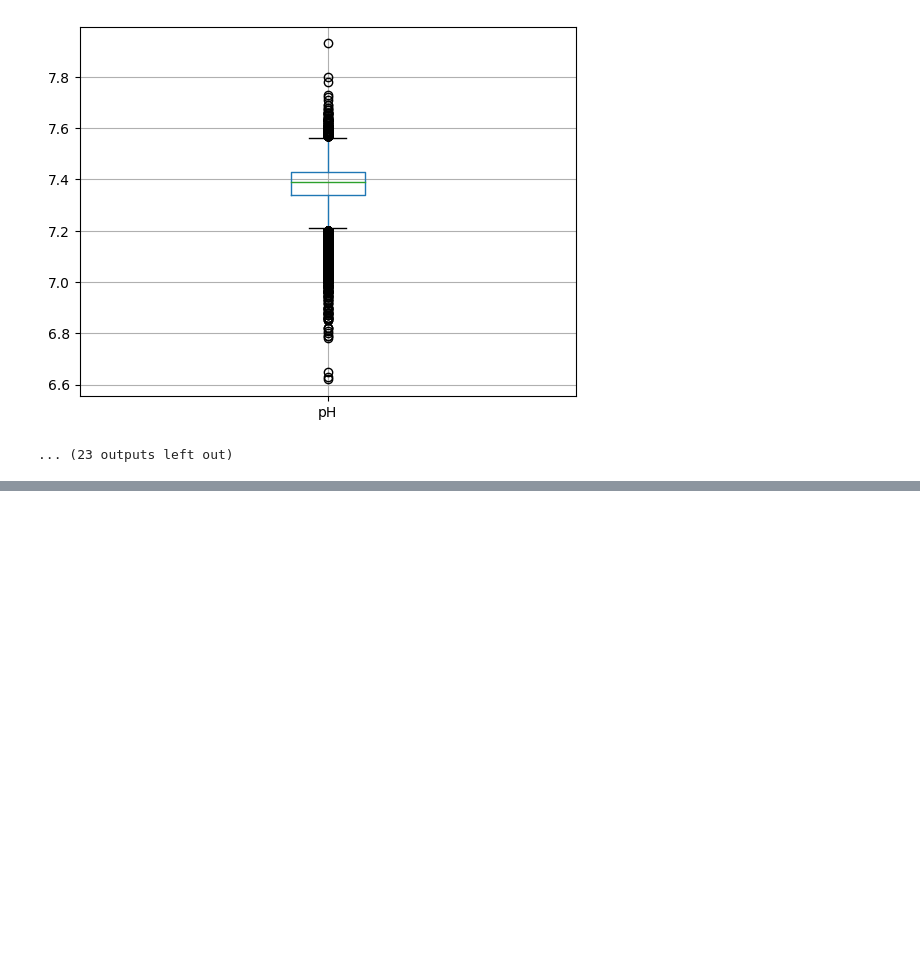
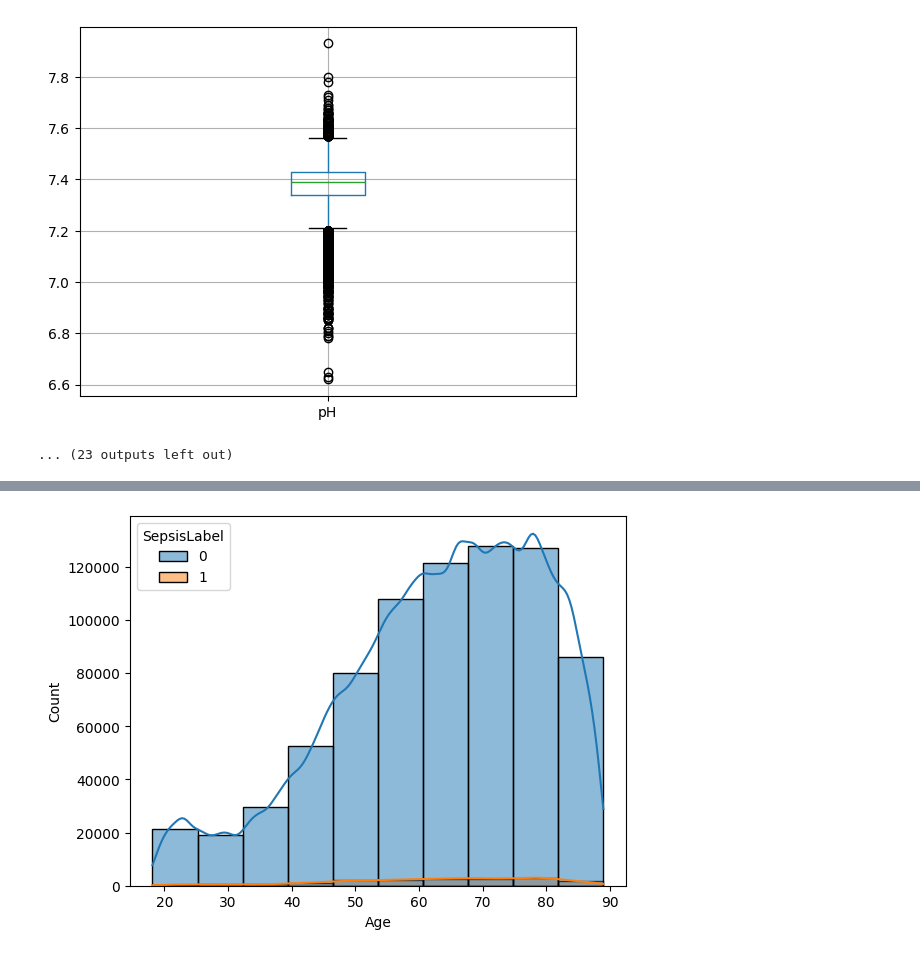
Before and after one commit to luoyantao99/Data-Analytics-and-Visualization-in-Healthcare-Project, a Jupyter notebook: DataAnalysis.ipynb, the cells around one changed output, grey strips where cells are left out. Saved outputs shown, nothing was run; the diff lists cells and outputs as text; code cells hidden in the pictures; blank space fills up the shorter version.

```diff
--- a/DataAnalysis.ipynb
+++ b/DataAnalysis.ipynb
@@ -181,0 +180,5 @@ calmap.calendarplot(events, monthticks=9, daylabels='   ',
+# %%
+ax = sns.histplot(data=sepsis_df, x="Age",hue="SepsisLabel", kde=True,bins=10)
+ax.figure.savefig("age_hist2.jpg")
+# %% [output]
+[figure, added]
```
Also changed, not shown: parts of 7 cells of this notebook.
